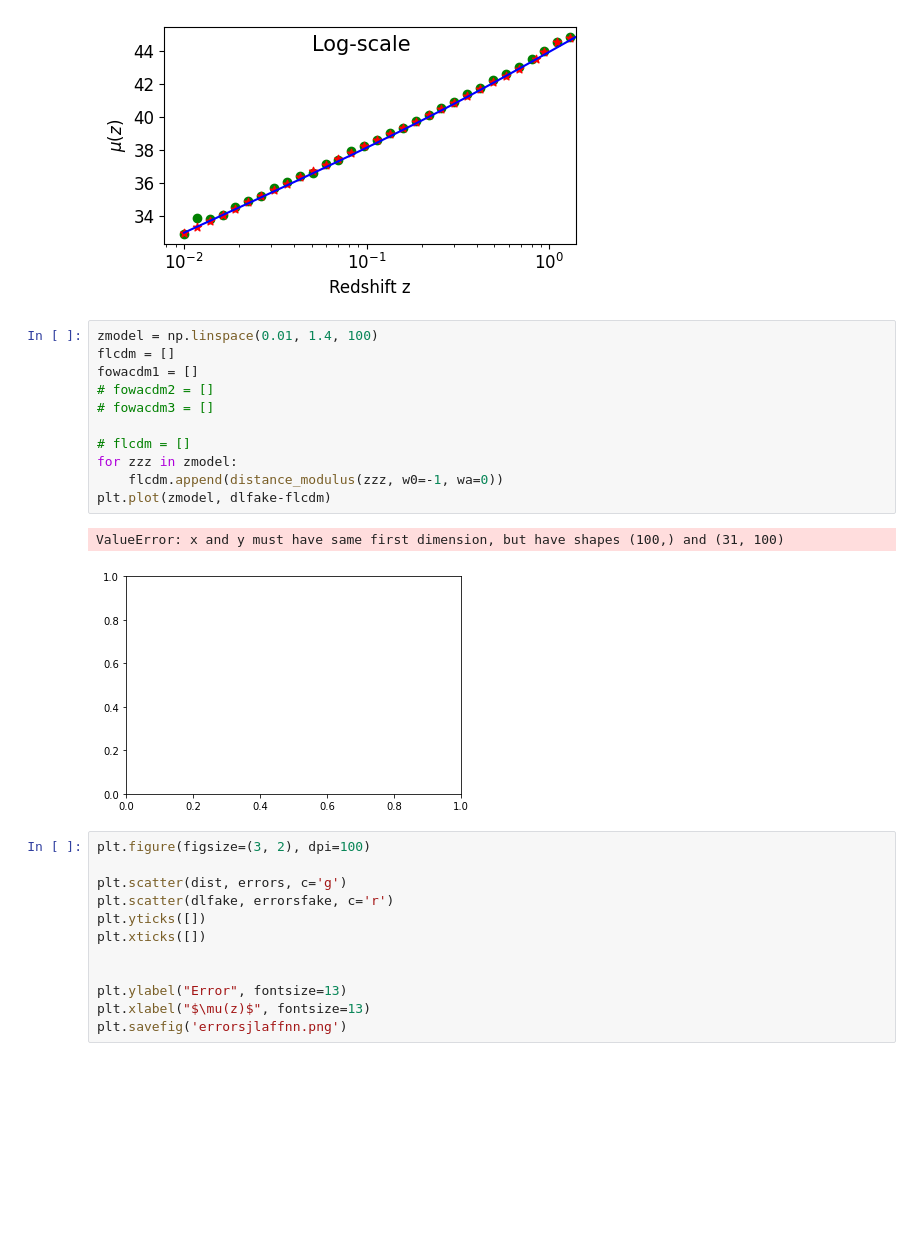
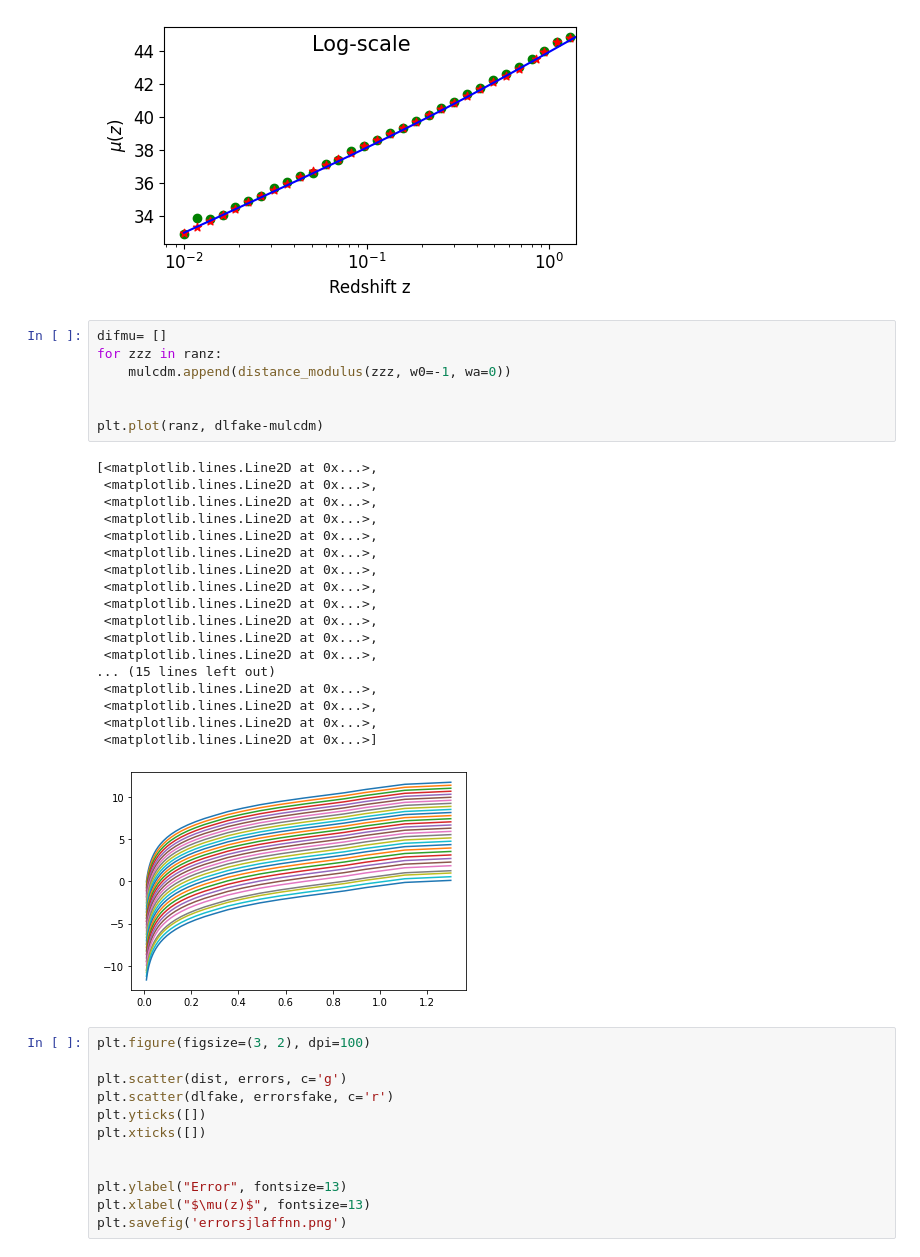
Before and after one commit to igomezv/neuralCosmoReconstruction, a Jupyter notebook: notebooks/loadANNjla.ipynb, the cells around one changed output. Drawn from its saved outputs; the diff is of its cells as text; blank space fills up the shorter version.

Commit message:
update plots cov

```diff
--- a/notebooks/loadANNjla.ipynb
+++ b/notebooks/loadANNjla.ipynb
@@ -176,19 +176,31 @@ Invalid limit will be ignored.
   plt.xlim(-0.0, np.max(z)+0.1)
 [figure]
 # %%
-zmodel = np.linspace(0.01, 1.4, 100)
-flcdm = []
-fowacdm1 = []
-# fowacdm2 = []
-# fowacdm3 = []
+difmu= []
+for zzz in ranz:
+    mulcdm.append(distance_modulus(zzz, w0=-1, wa=0))
 
-# flcdm = []
-for zzz in zmodel:
-    flcdm.append(distance_modulus(zzz, w0=-1, wa=0))
-plt.plot(zmodel, dlfake-flcdm)
+
+plt.plot(ranz, dlfake-mulcdm)
 # %% [output]
-ValueError: x and y must have same first dimension, but have shapes (100,) and (31, 100)
+[<matplotlib.lines.Line2D at 0x...>,
+ <matplotlib.lines.Line2D at 0x...>,
+ <matplotlib.lines.Line2D at 0x...>,
+ <matplotlib.lines.Line2D at 0x...>,
+ <matplotlib.lines.Line2D at 0x...>,
+ <matplotlib.lines.Line2D at 0x...>,
+ <matplotlib.lines.Line2D at 0x...>,
+ <matplotlib.lines.Line2D at 0x...>,
+ <matplotlib.lines.Line2D at 0x...>,
+ <matplotlib.lines.Line2D at 0x...>,
+ <matplotlib.lines.Line2D at 0x...>,
+ <matplotlib.lines.Line2D at 0x...>,
+... (15 lines left out)
+ <matplotlib.lines.Line2D at 0x...>,
+ <matplotlib.lines.Line2D at 0x...>,
+ <matplotlib.lines.Line2D at 0x...>,
+ <matplotlib.lines.Line2D at 0x...>]
-[figure, old version]
+[figure, new version]
 # %%
 plt.figure(figsize=(3, 2), dpi=100)
 
```
Also changed, not shown: parts of 1 cell of this notebook.
